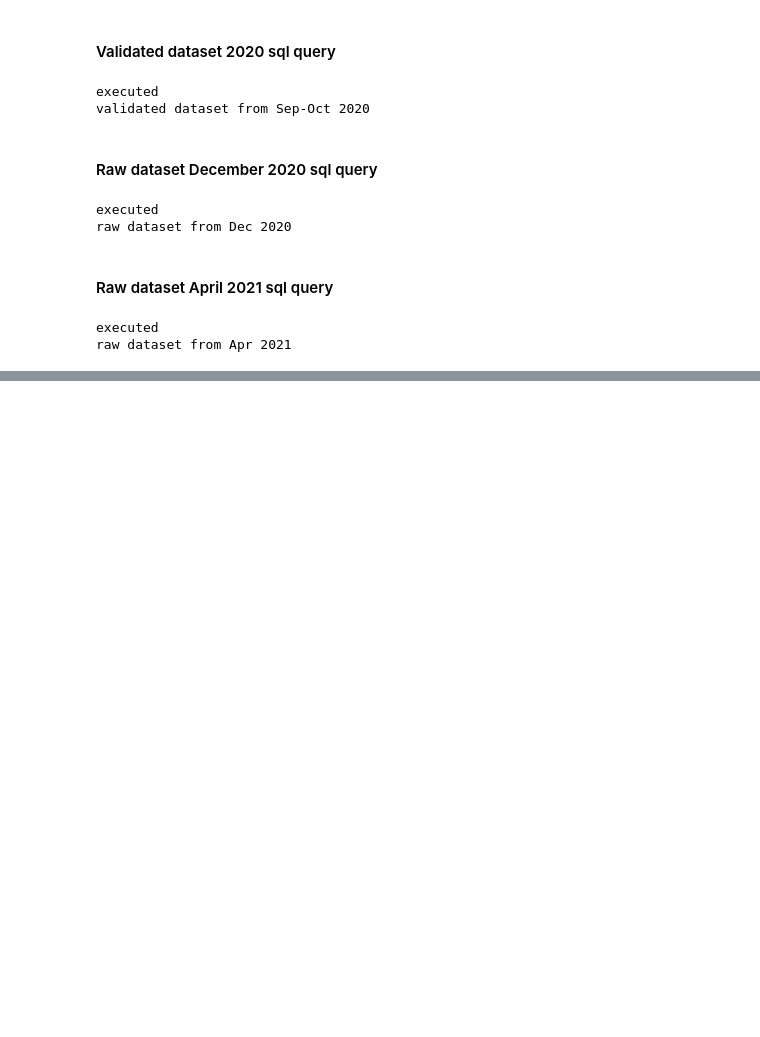
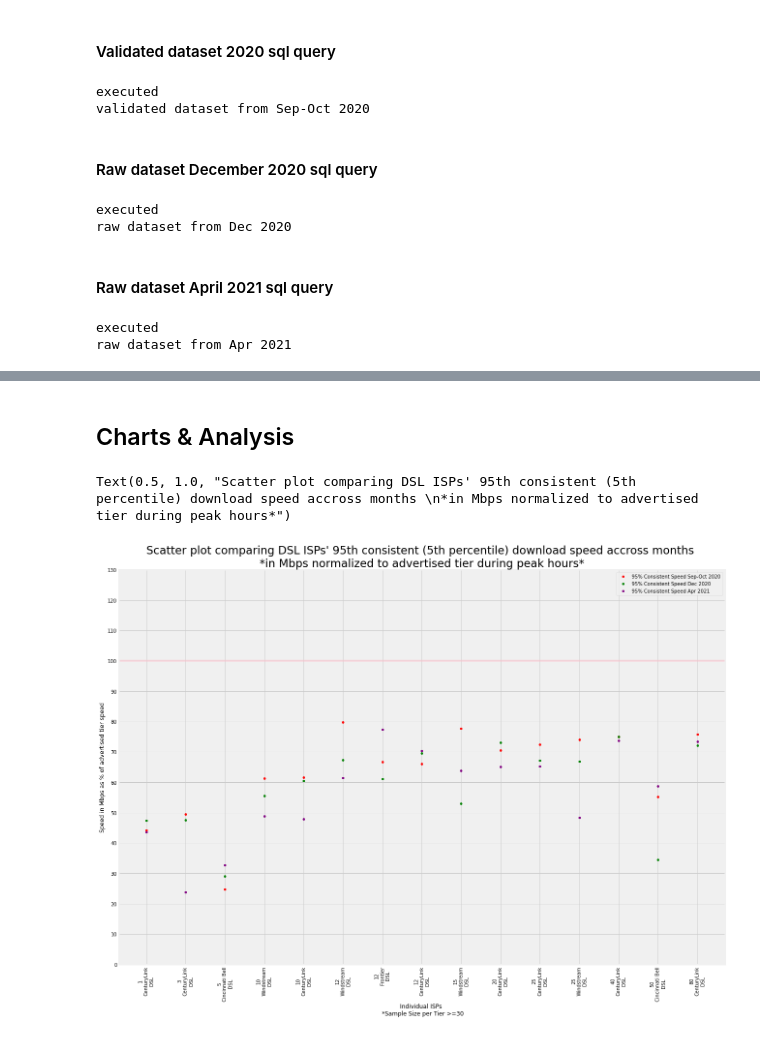
Before and after one commit to afreund415/MBA-broadband-research, a Jupyter notebook: jupyterFiles/95% Consistency Analysis with Raw MBA Data.ipynb, the cells around one changed output, grey strips where cells are left out. Drawn from its saved outputs; the diff is of its cells as text; code cells hidden in the pictures; blank space fills up the shorter version.

```diff
--- a/jupyterFiles/95% Consistency Analysis with Raw MBA Data.ipynb
+++ b/jupyterFiles/95% Consistency Analysis with Raw MBA Data.ipynb
@@ -522,0 +346,5 @@ Text(0.5, 1.0, "Scatter plot comparing Fiber ISPs' 95th consistent (5th percenti
+# %%
+# cleaning dfs
+peak_download_val2020 = dfNormalizer(peak_download_val2020)
+raw_download_dec2020 = dfNormalizer(raw_download_dec2020)
+raw_download_apr2021 = dfNormalizer(raw_download_apr2021)
@@ -522,0 +455,44 @@ Text(0.5, 1.0, "Scatter plot comparing Fiber ISPs' 95th consistent (5th percenti
+# %%
+valMBA2020 = pd.merge(peak_download_val2020, val2020UDPCLoss[valCols],left_index=True,
+                      right_index=True, how='outer').dropna()
+
+rawMBADec20 = pd.merge(raw_download_dec2020, rawDec20UDPCLoss[decCols],left_index=True,
+                      right_index=True, how='outer').dropna()
+
+rawMBAApr21 = pd.merge(raw_download_apr2021, rawApr21UDPCLoss[decCols],left_index=True,
+                      right_index=True, how='outer').dropna()
+# %%
+# creating final concat df
+frames = [valMBA2020,rawMBADec20,rawMBAApr21]
+finalMBADF = pd.concat(frames)
+finalMBADF = removeTiersWithLimitedResults(finalMBADF, 3)
+finalMBADF=finalMBADF.sort_values(by=['tier'])
+# %%
+dslDF = finalMBADF.where(finalMBADF.tech =='DSL').dropna()
+
+cableDF = finalMBADF.where(finalMBADF.tech =='Cable').dropna()
+
+fiberDF = finalMBADF.where(finalMBADF.tech =='Fiber').dropna()
+# %% [markdown]
+<h2> Charts & Analysis </h2>
+# %%
+sep20DF = dslDF.where(dslDF.month =='Oct/Sep2020').dropna()
+dec20DF = dslDF.where(dslDF.month =='Dec2020').dropna()
+apr21DF = dslDF.where(dslDF.month =='Apr2021').dropna()
+
+plt.rcParams["figure.figsize"] = [20, 15]
+
+ax1 = sep20DF.plot(kind='scatter', x='ispTech', y='fivepct', color='r', label = '95% Consistent Speed Sep-Oct 2020')
+ax2 = dec20DF.plot(kind='scatter', x='ispTech', y='fivepct', color='g',label = '95% Consistent Speed Dec 2020', ax=ax1)
+ax3 = apr21DF.plot(kind='scatter', x='ispTech', y='fivepct', color='purple', label = '95% Consistent Speed Apr 2021', ax=ax1)
+ax1.axhline(y = 100, xmin = 0, xmax = 82, color = 'pink', linestyle = '-', alpha=0.5)
+
+plt.yticks(np.arange(0, 140, 10))
+plt.xticks(np.arange(0, len(dslDF)/3, 1), rotation = 90)
+
+ax1.set_xlabel('Individual ISPs \n *Sample Size per Tier >=30')
+ax1.set_ylabel('Speed in Mbps as % of advertised tier speed')
+ax1.set_title("Scatter plot comparing DSL ISPs' 95th consistent (5th percentile) download speed accross months \n*in Mbps normalized to advertised tier during peak hours*", fontsize=23)
+# %% [output]
+Text(0.5, 1.0, "Scatter plot comparing DSL ISPs' 95th consistent (5th percentile) download speed accross months \n*in Mbps normalized to advertised tier during peak hours*")
+[figure, added]
```
Also changed, not shown: parts of 33 cells of this notebook.
